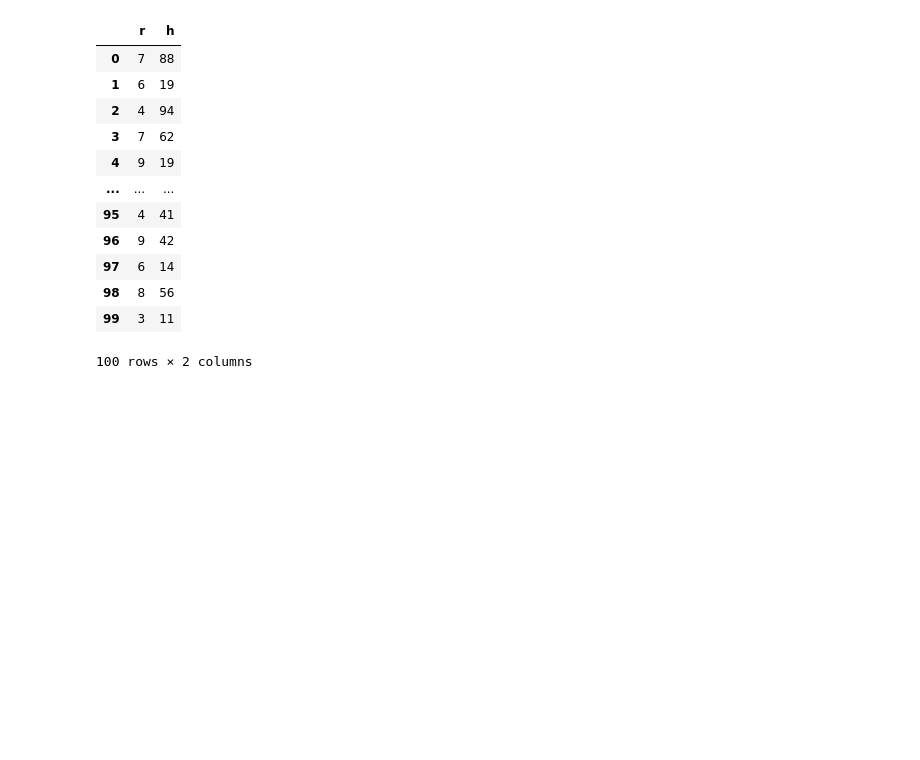
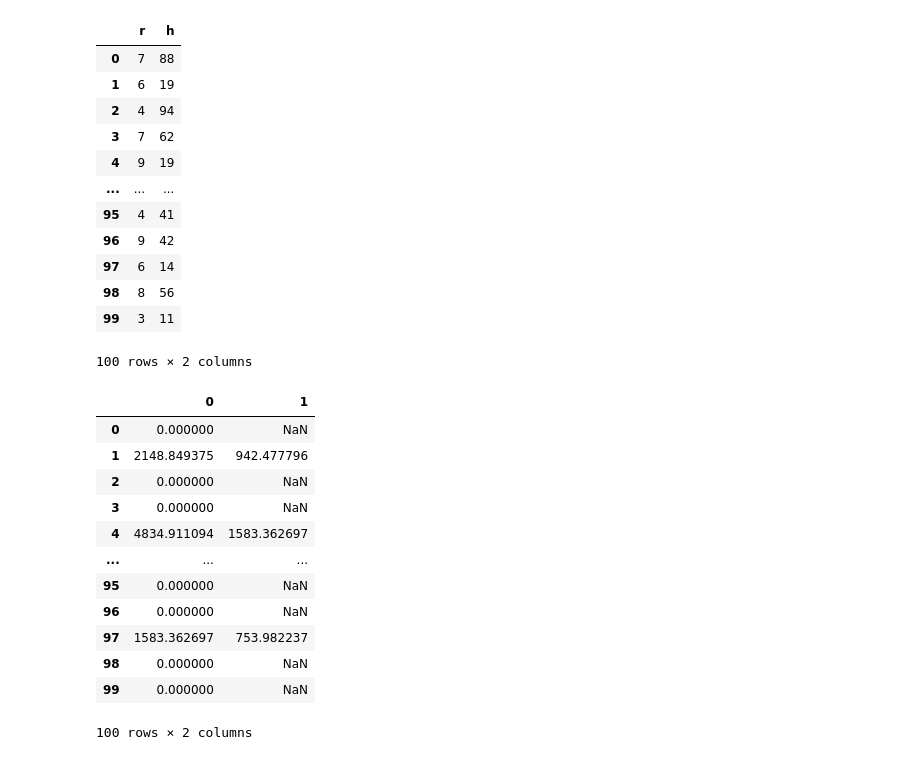
Before and after one commit to omid-sar/Interview-Preparation, a Jupyter notebook: data_manipulation/test.ipynb, the cells around one changed output. Cells and saved outputs as stored; diff of their text form; code cells hidden in the pictures; blank space fills up the shorter version.

```diff
--- a/data_manipulation/test.ipynb
+++ b/data_manipulation/test.ipynb
@@ -685,7 +653,23 @@ calculate
 def calculate_volumn_area(row):
     if row['r'] > 5 and row['h'] < 30:
         volume = np.pi * row['r']**2 * row['h']
-        surface_area = 2 * np.pi * row['r'] * sum(row['r'] + row['h'])
+        surface_area = 2 * np.pi * row['r'] * (row['r'] + row['h'])
         return volume, surface_area
     else:
-        return None, None
+        return 0, None
+# %%
+calculate.apply(calculate_volumn_area, axis=1, result_type='expand')
+# %% [output]
+|  | 0 | 1 |
+| 0 | 0.000000 | NaN |
+| 1 | 2148.849375 | 942.477796 |
+| 2 | 0.000000 | NaN |
+| 3 | 0.000000 | NaN |
+| 4 | 4834.911094 | 1583.362697 |
+| ... | ... | ... |
+| 95 | 0.000000 | NaN |
+| 96 | 0.000000 | NaN |
+| 97 | 1583.362697 | 753.982237 |
+| 98 | 0.000000 | NaN |
+| 99 | 0.000000 | NaN |
+100 rows × 2 columns
```
Also changed, not shown: parts of 15 cells of this notebook.
